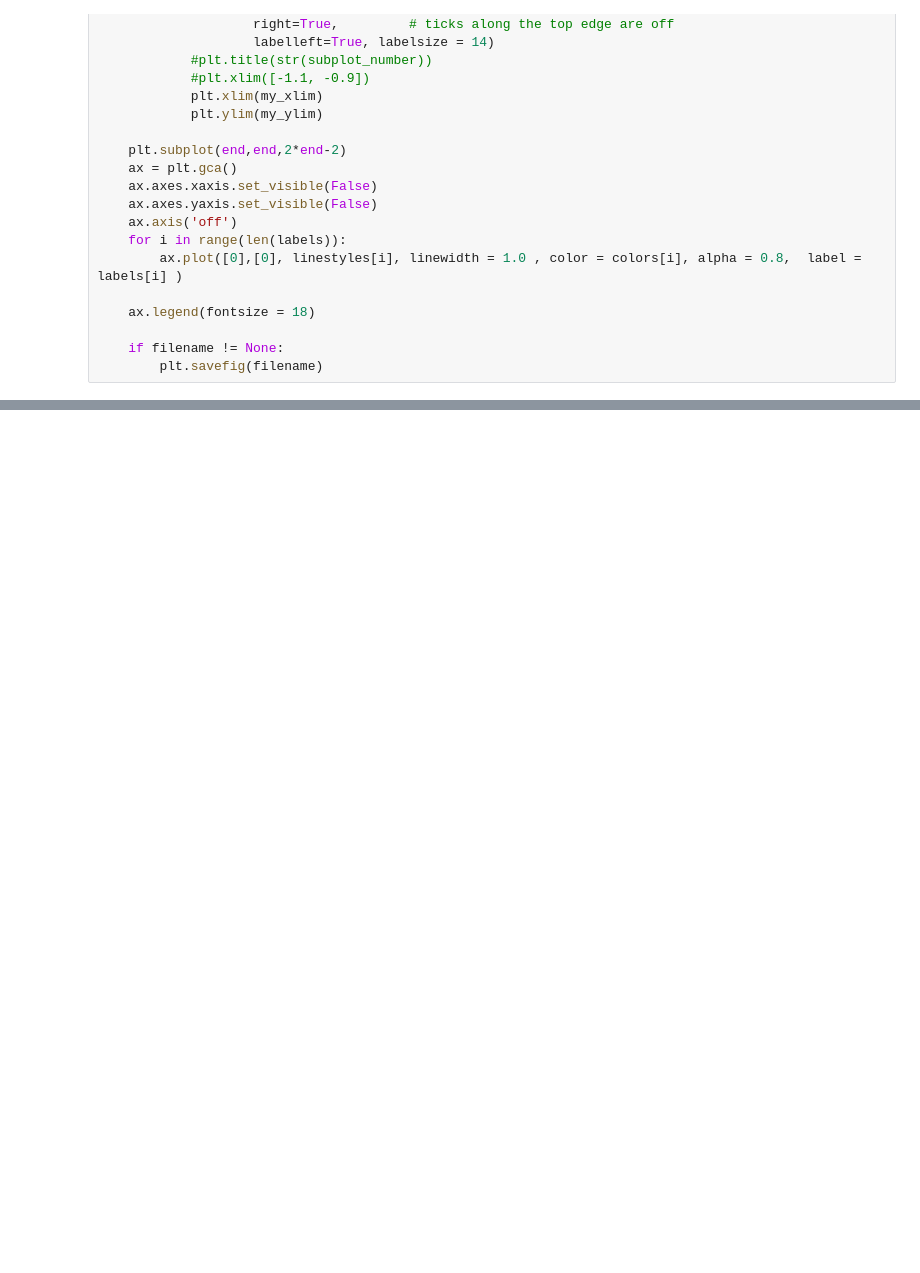
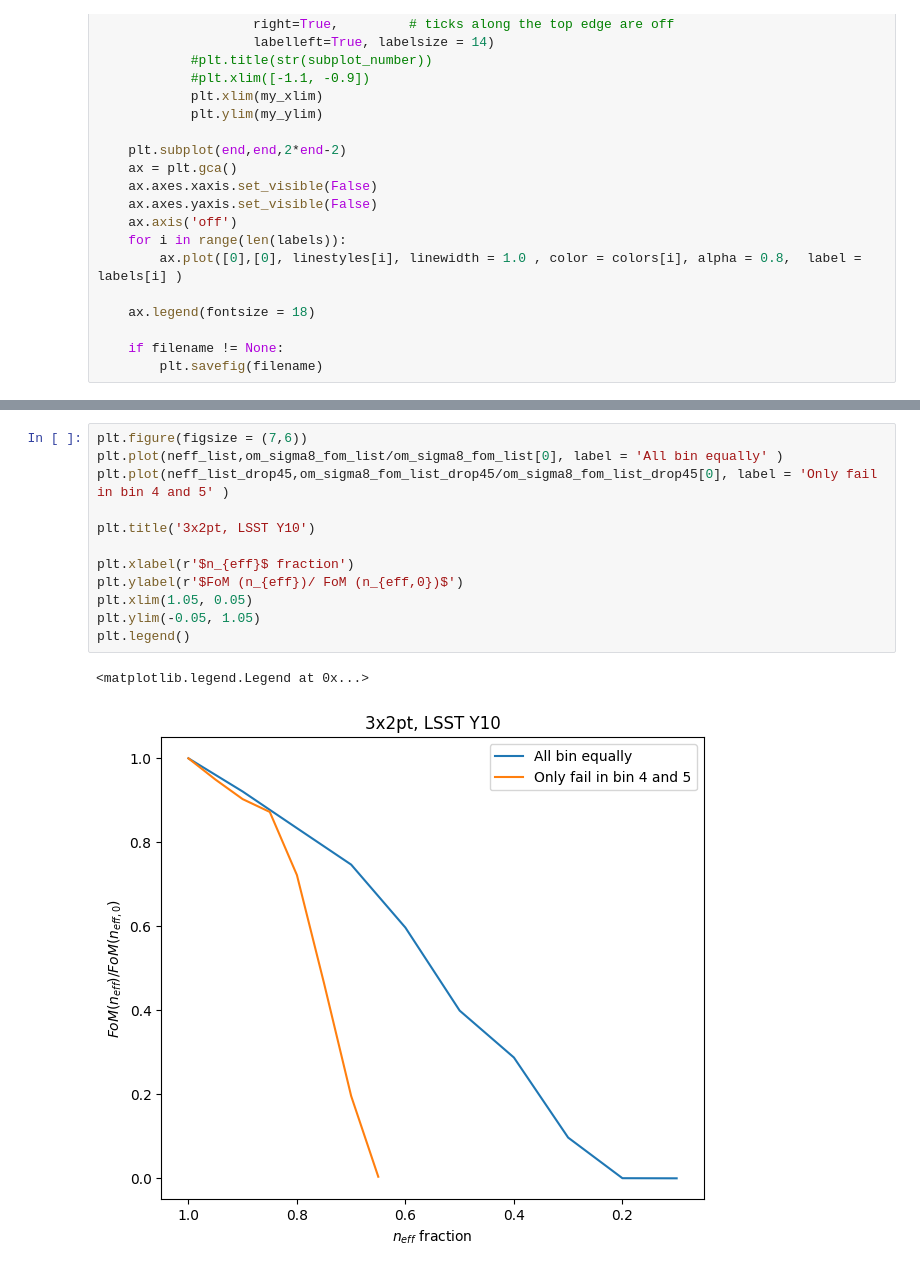
Before and after one commit to LSSTDESC/fisherA2Z, a Jupyter notebook: examples/Tutorial_03_Change_Nz_and_Neff.ipynb, the cells around one changed output, grey strips where cells are left out. Saved outputs shown, nothing was run; the diff lists cells and outputs as text; blank space fills up the shorter version.

```diff
--- a/examples/Tutorial_03_Change_Nz_and_Neff.ipynb
+++ b/examples/Tutorial_03_Change_Nz_and_Neff.ipynb
@@ -198,0 +347,15 @@ plot_2_contour(f_ss_y10, f_ss_y10.fisher, f_3x2_y10.fisher, finish = 21)
+# %%
+plt.figure(figsize = (7,6))
+plt.plot(neff_list,om_sigma8_fom_list/om_sigma8_fom_list[0], label = 'All bin equally' )
+plt.plot(neff_list_drop45,om_sigma8_fom_list_drop45/om_sigma8_fom_list_drop45[0], label = 'Only fail in bin 4 and 5' )
+
+plt.title('3x2pt, LSST Y10')
+
+plt.xlabel(r'$n_{eff}$ fraction')
+plt.ylabel(r'$FoM (n_{eff})/ FoM (n_{eff,0})$')
+plt.xlim(1.05, 0.05)
+plt.ylim(-0.05, 1.05)
+plt.legend()
+# %% [output]
+<matplotlib.legend.Legend at 0x...>
+[figure, added]
```
Also changed, not shown: parts of 14 cells of this notebook, 2 other files.
